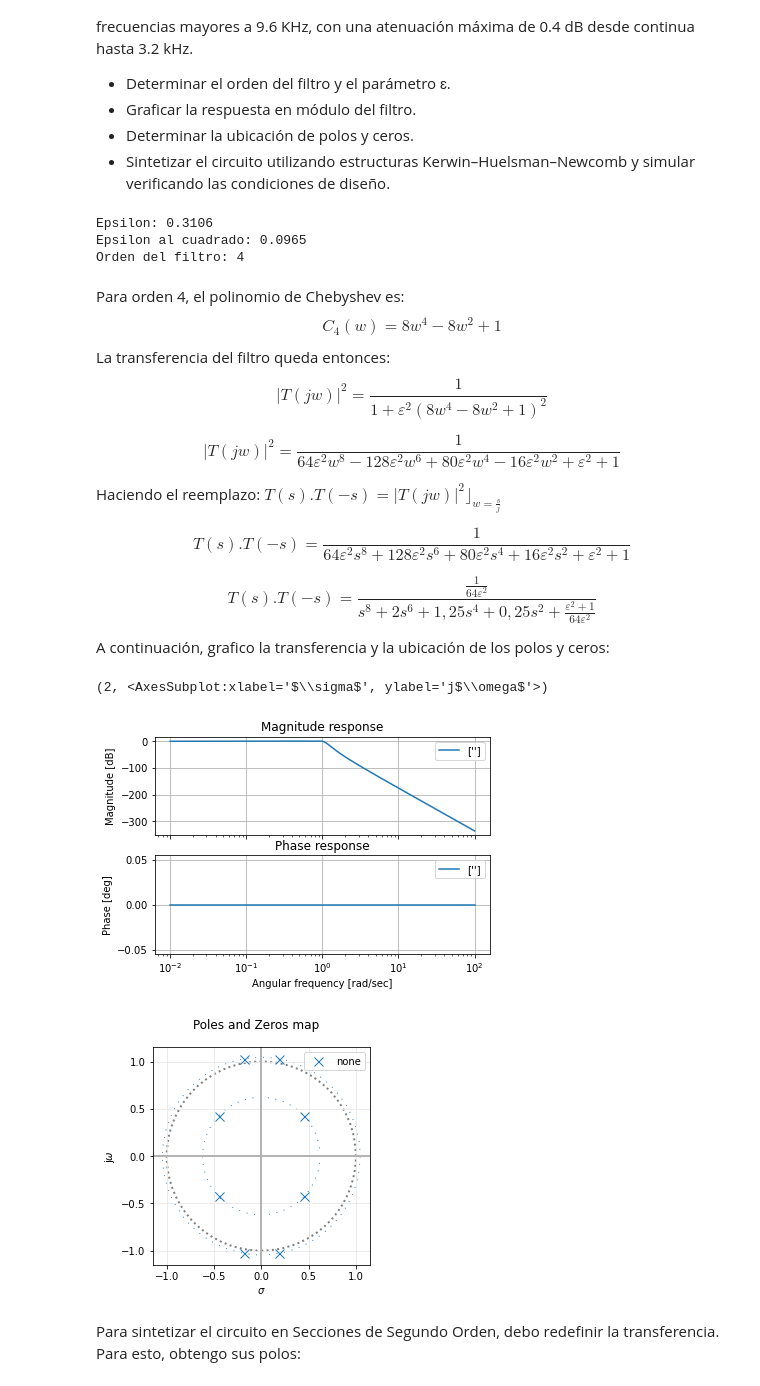
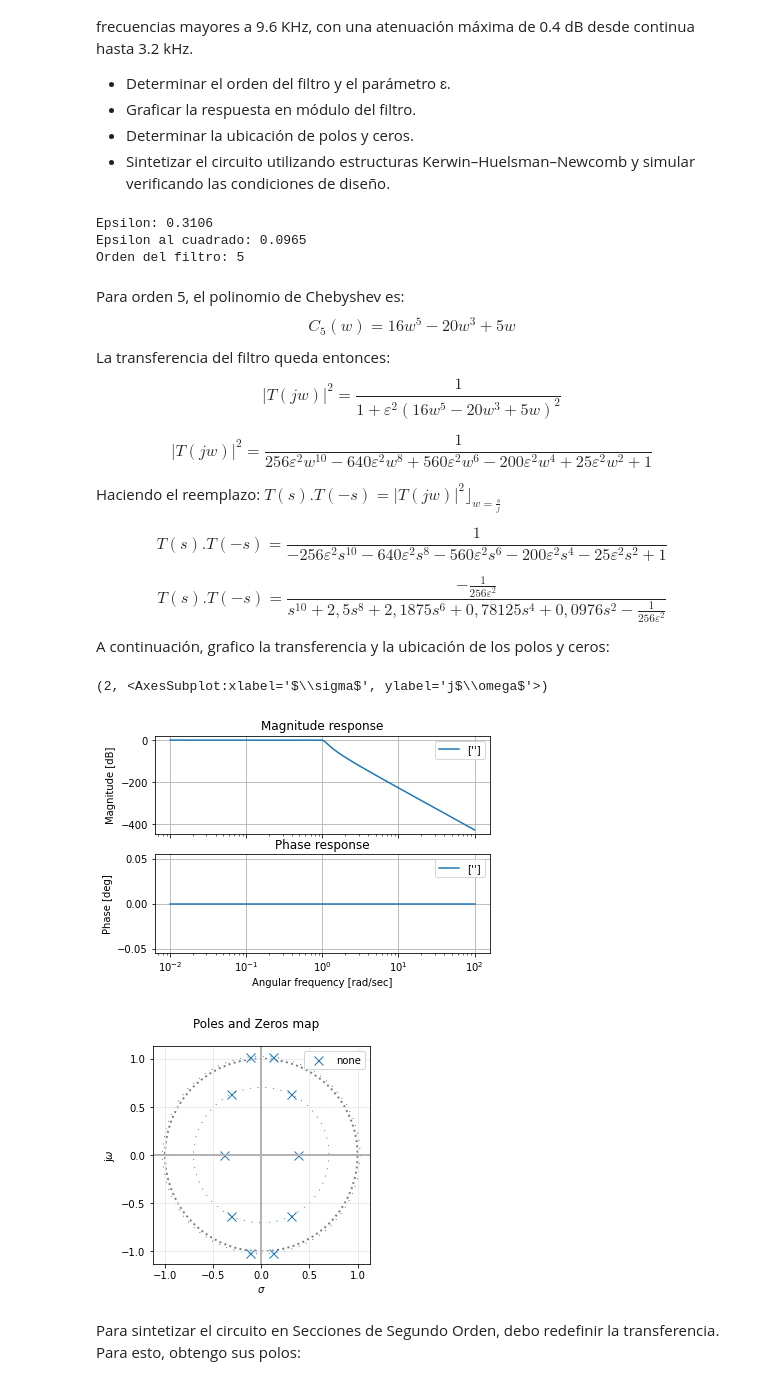
Before and after one commit to hernanrodrguez/teoria-circuitos-ii, a Jupyter notebook: tp02-03/ejercicio03.ipynb, the cells around one changed output. Saved outputs shown, nothing was run; the diff lists cells and outputs as text; code cells hidden in the pictures.

```diff
--- a/tp02-03/ejercicio03.ipynb
+++ b/tp02-03/ejercicio03.ipynb
@@ -21,7 +21,7 @@ alfa_max = 0.4
 
 epsilon_2 = 10**(alfa_max/10)-1
 epsilon = np.sqrt(epsilon_2)
-n = np.ceil(np.arccosh((np.power(10, alfa_min * 0.1) - 1) / (np.power(10, alfa_max * 0.1) - 1)) / (2 * np.arccosh(f2)))
+n = np.ceil(np.arccosh((np.sqrt(np.power(10, alfa_min * 0.1)) - 1) / epsilon_2) / (np.arccosh(f2)))
 
 print('Epsilon: {:.4f}'.format(epsilon))
 print('Epsilon al cuadrado: {:.4f}'.format(epsilon_2))
@@ -29,37 +29,37 @@ print('Orden del filtro: {:0.0f}'.format(n))
 # %% [output]
 Epsilon: 0.3106
 Epsilon al cuadrado: 0.0965
-Orden del filtro: 4
+Orden del filtro: 5
 # %% [markdown]
-Para orden 4, el polinomio de Chebyshev es:
-$$ C_4(w)= 8w^4-8w^2+1 $$
+Para orden 5, el polinomio de Chebyshev es:
+$$ C_5(w)= 16w^5-20w^3+5w $$
 La transferencia del filtro queda entonces:
-$$ \lvert T(jw)\rvert^2=\frac{1}{1+\varepsilon^2(8w^4-8w^2+1)^2}$$
+$$ \lvert T(jw)\rvert^2=\frac{1}{1+\varepsilon^2(16w^5-20w^3+5w)^2}$$
 
-$$ \lvert T(jw)\rvert^2=\frac{1}{64\varepsilon^2w^8-128\varepsilon^2w^6+80\varepsilon^2w^4-16\varepsilon^2w^2+\varepsilon^2+1}$$
+$$ \lvert T(jw)\rvert^2=\frac{1}{256\varepsilon^2w^{10}-640\varepsilon^2w^8+560\varepsilon^2w^6-200\varepsilon^2w^4+25\varepsilon^2w^2+1}$$
 
 Haciendo el reemplazo: $T(s).T(-s)=\lvert T(jw)\rvert^2\rfloor_{w=\frac{s}{j}}$
 
-$$ T(s).T(-s)=\frac{1}{64\varepsilon^2s^8+128\varepsilon^2s^6+80\varepsilon^2s^4+16\varepsilon^2s^2+\varepsilon^2+1}$$
+$$ T(s).T(-s)=\frac{1}{-256\varepsilon^2s^{10}-640\varepsilon^2s^8-560\varepsilon^2s^6-200\varepsilon^2s^4-25\varepsilon^2s^2+1}$$
 
-$$ T(s).T(-s)=\frac{\frac{1}{64\varepsilon^2}}{s^8+2s^6+1,25s^4+0,25s^2+\frac{\varepsilon^2+1}{64\varepsilon^2}}$$
+$$ T(s).T(-s)=\frac{-\frac{1}{256\varepsilon^2}}{s^{10}+2,5s^8+2,1875s^6+0,78125s^4+0,0976s^2-\frac{1}{256\varepsilon^2}}$$
 
 A continuación, grafico la transferencia y la ubicación de los polos y ceros:
 # %%
 from splane import pzmap, bodePlot
 from scipy.signal import TransferFunction
 import matplotlib.pyplot as plt
 
 
-my_tf = TransferFunction( [1/(64*epsilon_2)], [1, 0, 2, 0, 1.25, 0, 0.25, 0, (epsilon_2+1)/(64*epsilon_2)] )
+my_tf = TransferFunction( [-1/(256*epsilon_2)], [1, 0, 2.5, 0, 2.1875, 0, 0.78125, 0, 0.0976, 0, (-1)/(256*epsilon_2)] )
 
 bodePlot(my_tf)
 
 pzmap(my_tf)
 # %% [output]
 (2, <AxesSubplot:xlabel='$\\sigma$', ylabel='j$\\omega$'>)
-[figure, old version]
+[figure, new version]
-[figure, old version]
+[figure, new version]
 # %% [markdown]
 Para sintetizar el circuito en Secciones de Segundo Orden, debo redefinir la transferencia. Para esto, obtengo sus polos:
 # %%
```
Also changed, not shown: parts of 9 cells of this notebook, 2 other files.
